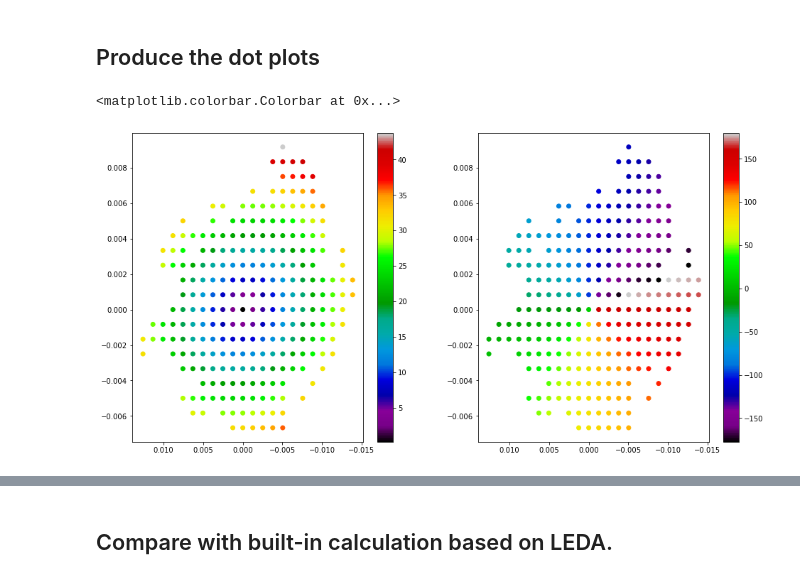
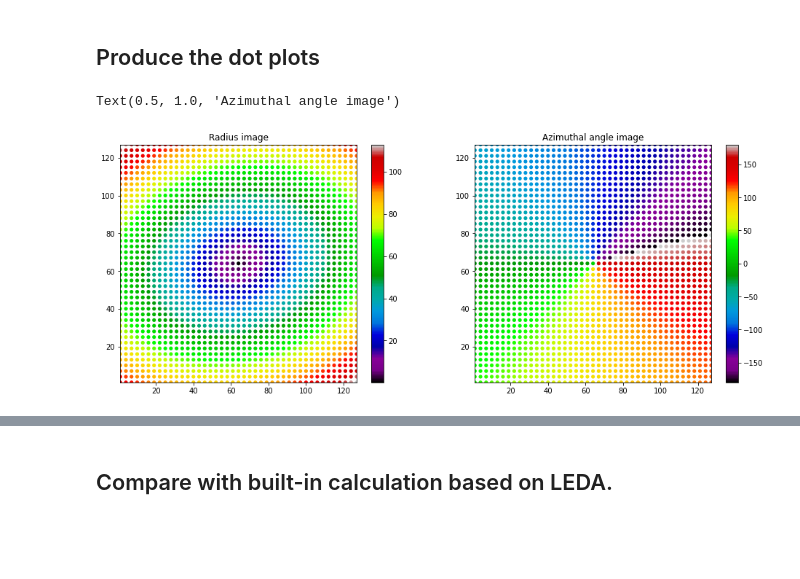
Before and after one commit to tonywong94/edge_pydb, a Jupyter notebook: demo_notebk/Azplot.ipynb, the cells around one changed output, grey strips where cells are left out. Drawn from its saved outputs; the diff is of its cells as text; code cells hidden in the pictures; blank space fills up the shorter version.

Commit message:
Update dot plots
Former-commit-id: a599eb238c5fcef3f42a2819d29d29de13dbbc24

```diff
--- a/demo_notebk/Azplot.ipynb
+++ b/demo_notebk/Azplot.ipynb
@@ -90,16 +93,44 @@ rarc, azdeg = gc_polr(cotab['coRactr_smo7']+cotab['ra_off'],
                   cotab['rfPA'], cotab['rfInc'])
 # %% [markdown]
 ## Produce the dot plots
-# %%
-cmap = plt.cm.get_cmap('nipy_spectral')
-fig, (ax1,ax2) = plt.subplots(1,2,figsize=(16,8))
-sel = (cotab['mom0_12']>0)
-rplt = ax1.scatter(cotab['ra_off'][sel],cotab['dec_off'][sel],c=rarc[sel],cmap=cmap)
-ax1.invert_xaxis()
-plt.colorbar(rplt,ax=ax1)
-tplt = ax2.scatter(cotab['ra_off'][sel],cotab['dec_off'][sel],c=azdeg[sel],cmap=cmap)
-ax2.invert_xaxis()
-plt.colorbar(tplt,ax=ax2)
-# %% [output]
-<matplotlib.colorbar.Colorbar at 0x...>
-[figure, removed]
+# %%
+# From edge_sql
+def rsimage(x, y, z, size=1, ax=None, vmin=None, vmax=None, cmap='jet'):
+
+    if ax is None:
+        fig = plt.figure(figsize=(7,6))
+        ax = plt.subplot(1,1,1)
+
+    patches = []
+    for x1, y1 in zip(x,y):
+        circle = Circle((x1, y1), size)
+        patches.append(circle)
+
+    colors = z
+
+    p = PatchCollection(patches, cmap=cmap)
+    p.set_array(np.array(colors))
+    ax.add_collection(p)
+    plt.colorbar(p, ax=ax)
+
+    if vmax is None:
+        vmax = np.nanmax(colors)
+    if vmin is None:
+        vmin = np.nanmin(colors)
+
+    p.set_clim([vmin, vmax])
+    ax.set_xlim(np.min([x.min(),y.min()]),np.max([x.max(),y.max()]))
+    ax.set_ylim(np.min([x.min(),y.min()]),np.max([x.max(),y.max()]))
+
+    return ax
+# %%
+fig, (ax1, ax2) = plt.subplots(1,2,figsize=(16,6))
+
+rsimage(cotab['ix'], cotab['iy'], rarc, ax=ax1, cmap='nipy_spectral')
+ax1.set_title('Radius image')
+
+rsimage(cotab['ix'], cotab['iy'], azdeg, ax=ax2, cmap='nipy_spectral')
+ax2.set_title('Azimuthal angle image')
+# %% [output]
+Text(0.5, 1.0, 'Azimuthal angle image')
+[figure, added]
```
Also changed, not shown: parts of 8 cells of this notebook.
